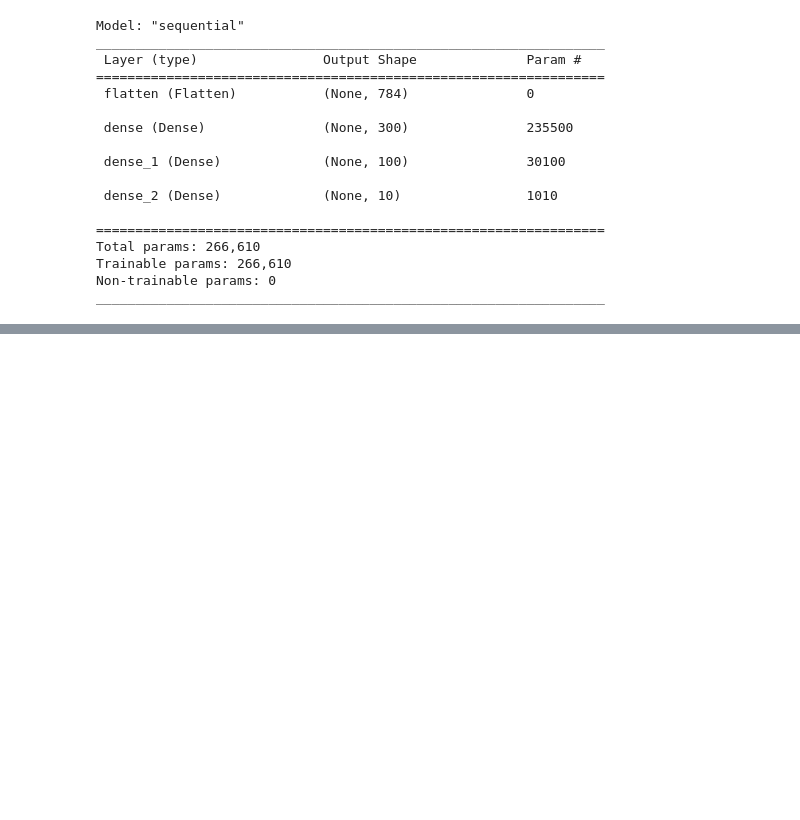
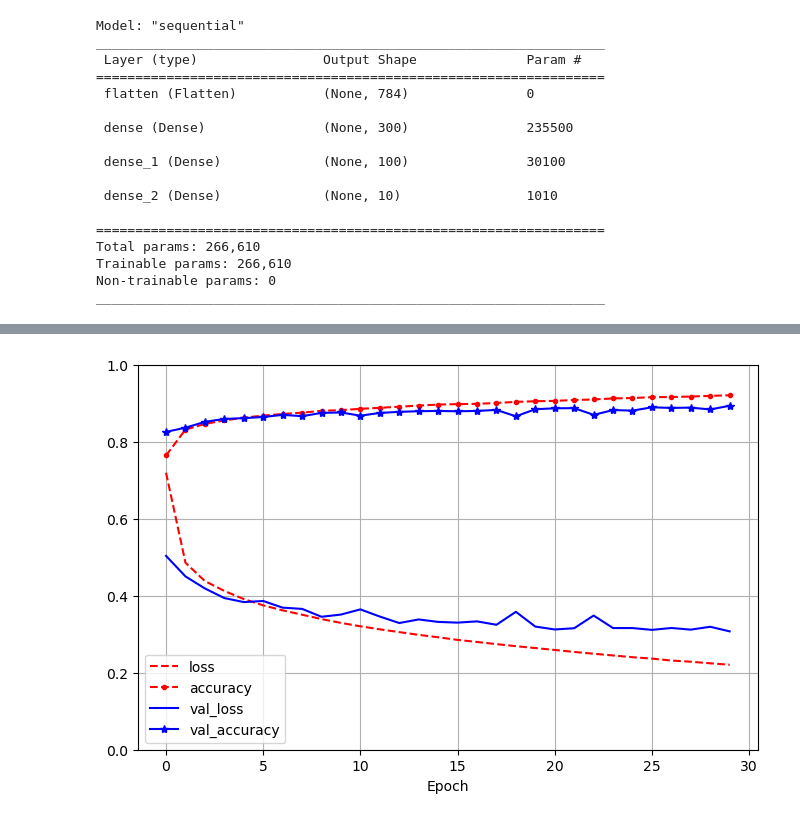
Before and after one commit to tcarr032/ANN-Intro, a Jupyter notebook: Artificial Neural Networks intro.ipynb, the cells around one changed output, grey strips where cells are left out. Drawn from its saved outputs; the diff is of its cells as text; code cells hidden in the pictures; blank space fills up the shorter version.

```diff
--- a/Artificial Neural Networks intro.ipynb
+++ b/Artificial Neural Networks intro.ipynb
@@ -97,0 +144,6 @@ You must install pydot (`pip install pydot`) and install graphviz (see instructi
+# %%
+model.compile(loss='sparse_categorical_crossentropy',
+              optimizer="sgd",
+              metrics=["accuracy"])
+# %%
+history = model.fit(X_train, y_train, epochs=30, validation_data=(X_valid, y_valid))
@@ -97,0 +178,5 @@ You must install pydot (`pip install pydot`) and install graphviz (see instructi
+# %%
+pd.DataFrame(history.history).plot(figsize=(8, 5), ylim=[0,1], grid=True, xlabel="Epoch", style=['r--', 'r--.', 'b-','b-*'])
+plt.show()
+# %% [output]
+[figure, added]
```
Also changed, not shown: parts of 13 cells of this notebook, 1 other file.
